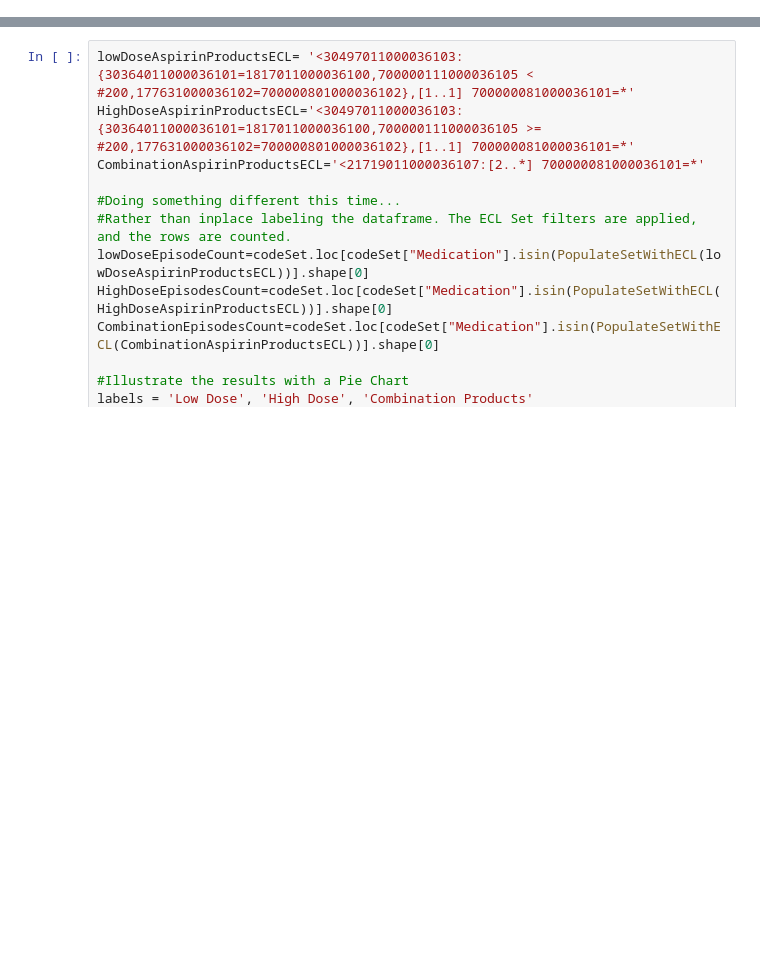
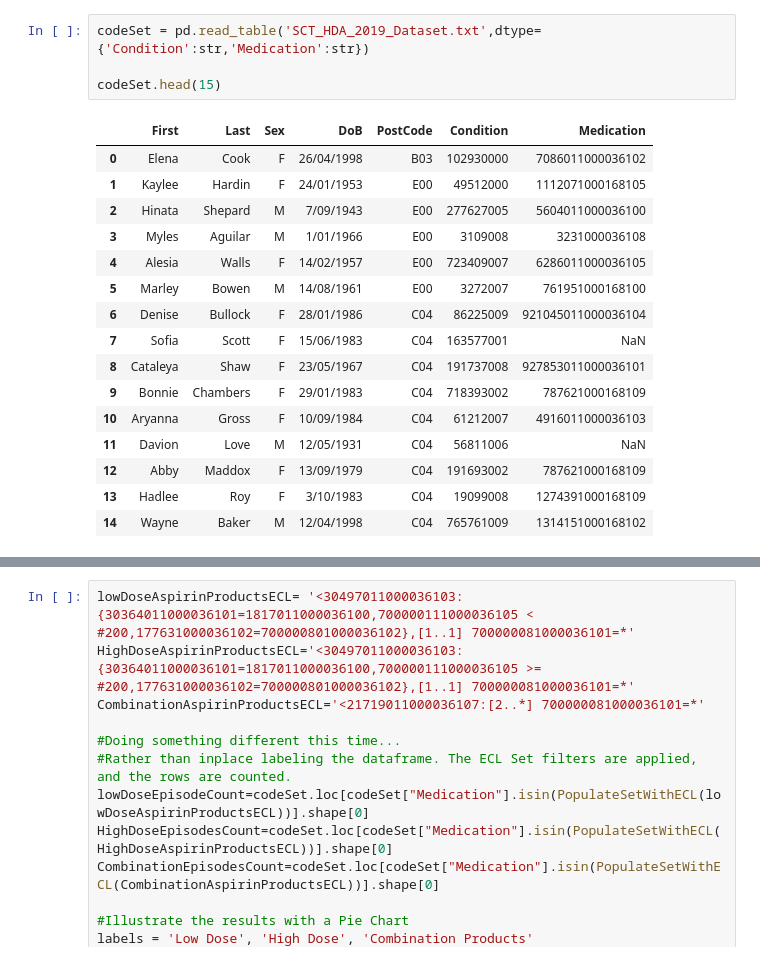
Before and after one commit to MattCordell/DataAnalyticProjects, a Jupyter notebook: HDA2019/HDA 2019 Supplement.ipynb, the cells around one changed output, grey strips where cells are left out. Drawn from its saved outputs; the diff is of its cells as text; blank space fills up the shorter version.

```diff
--- a/HDA2019/HDA 2019 Supplement.ipynb
+++ b/HDA2019/HDA 2019 Supplement.ipynb
@@ -312,0 +30,21 @@ All the ECL used so far have been simple subsumption queries, yet the language s
+# %%
+codeSet = pd.read_table('SCT_HDA_2019_Dataset.txt',dtype={'Condition':str,'Medication':str})
+
+codeSet.head(15)
+# %% [output]
+|  | First | Last | Sex | DoB | PostCode | Condition | Medication |
+| 0 | Elena | Cook | F | 26/04/1998 | B03 | 102930000 | 7086011000036102 |
+| 1 | Kaylee | Hardin | F | 24/01/1953 | E00 | 49512000 | 1112071000168105 |
+| 2 | Hinata | Shepard | M | 7/09/1943 | E00 | 277627005 | 5604011000036100 |
+| 3 | Myles | Aguilar | M | 1/01/1966 | E00 | 3109008 | 3231000036108 |
+| 4 | Alesia | Walls | F | 14/02/1957 | E00 | 723409007 | 6286011000036105 |
+| 5 | Marley | Bowen | M | 14/08/1961 | E00 | 3272007 | 761951000168100 |
+| 6 | Denise | Bullock | F | 28/01/1986 | C04 | 86225009 | 921045011000036104 |
+| 7 | Sofia | Scott | F | 15/06/1983 | C04 | 163577001 | NaN |
+| 8 | Cataleya | Shaw | F | 23/05/1967 | C04 | 191737008 | 927853011000036101 |
+| 9 | Bonnie | Chambers | F | 29/01/1983 | C04 | 718393002 | 787621000168109 |
+| 10 | Aryanna | Gross | F | 10/09/1984 | C04 | 61212007 | 4916011000036103 |
+| 11 | Davion | Love | M | 12/05/1931 | C04 | 56811006 | NaN |
+| 12 | Abby | Maddox | F | 13/09/1979 | C04 | 191693002 | 787621000168109 |
+| 13 | Hadlee | Roy | F | 3/10/1983 | C04 | 19099008 | 1274391000168109 |
+| 14 | Wayne | Baker | M | 12/04/1998 | C04 | 765761009 | 1314151000168102 |
```
Also changed, not shown: parts of 42 cells of this notebook, 4 other files.
